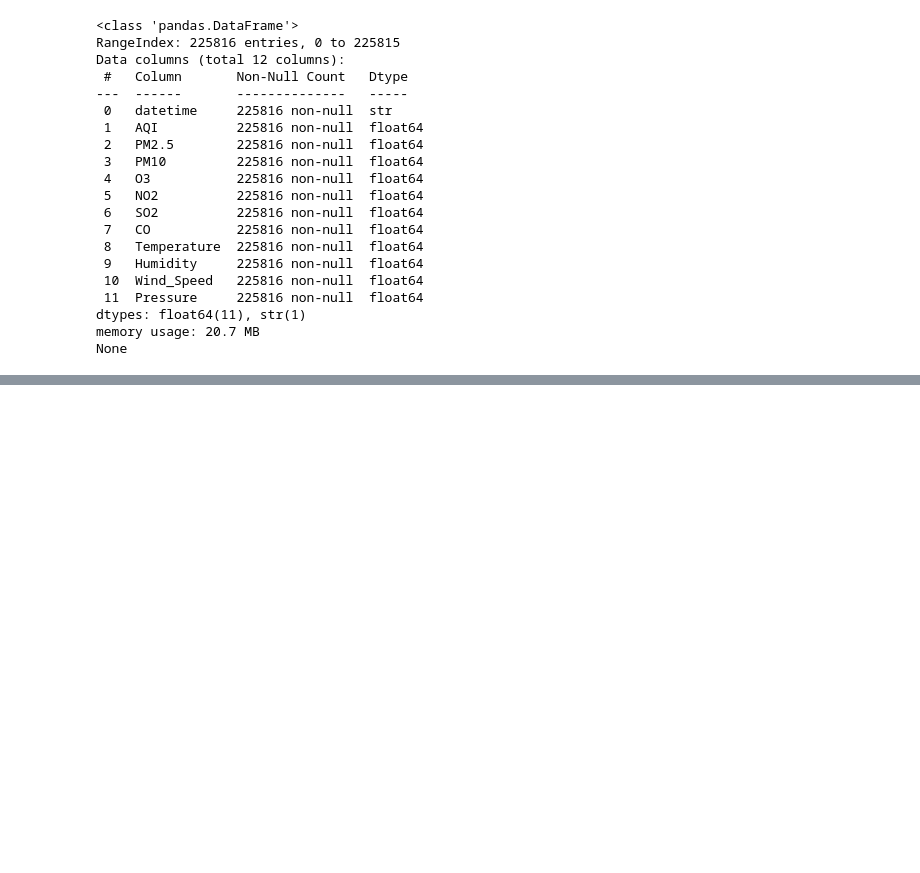
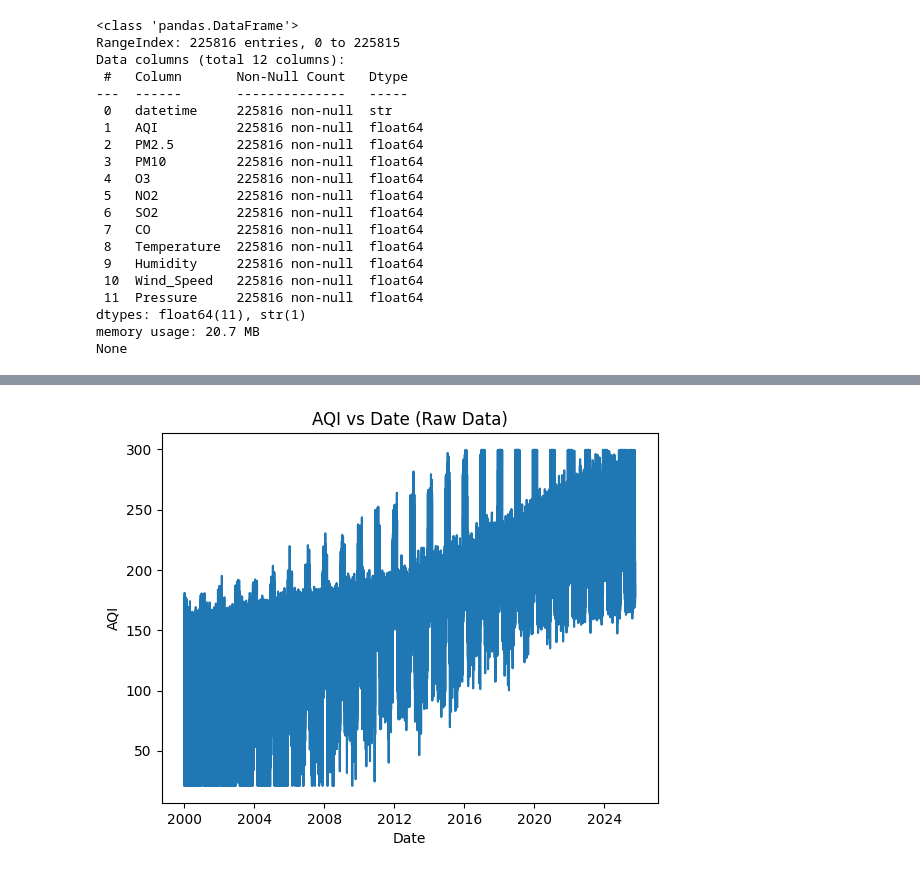
Before and after one commit to ashtonmascarenhas05-spec/aqi-predictor-ml-model, a Jupyter notebook: AQI_ExpDA.ipynb, the cells around one changed output, grey strips where cells are left out. Cells and saved outputs as stored; diff of their text form; code cells hidden in the pictures; blank space fills up the shorter version.

```diff
--- a/AQI_ExpDA.ipynb
+++ b/AQI_ExpDA.ipynb
@@ -49,0 +169,20 @@ None
+# %%
+import pandas as pd
+import matplotlib.pyplot as plt
+
+
+# Convert datetime
+df["datetime"] = pd.to_datetime(df["datetime"])
+
+# Sort properly
+df = df.sort_values("datetime")
+
+# Plot raw AQI
+plt.figure()
+plt.plot(df["datetime"], df["AQI"])
+plt.title("AQI vs Date (Raw Data)")
+plt.xlabel("Date")
+plt.ylabel("AQI")
+plt.show()
+# %% [output]
+[figure, added]
```
Also changed, not shown: parts of 9 cells of this notebook.
